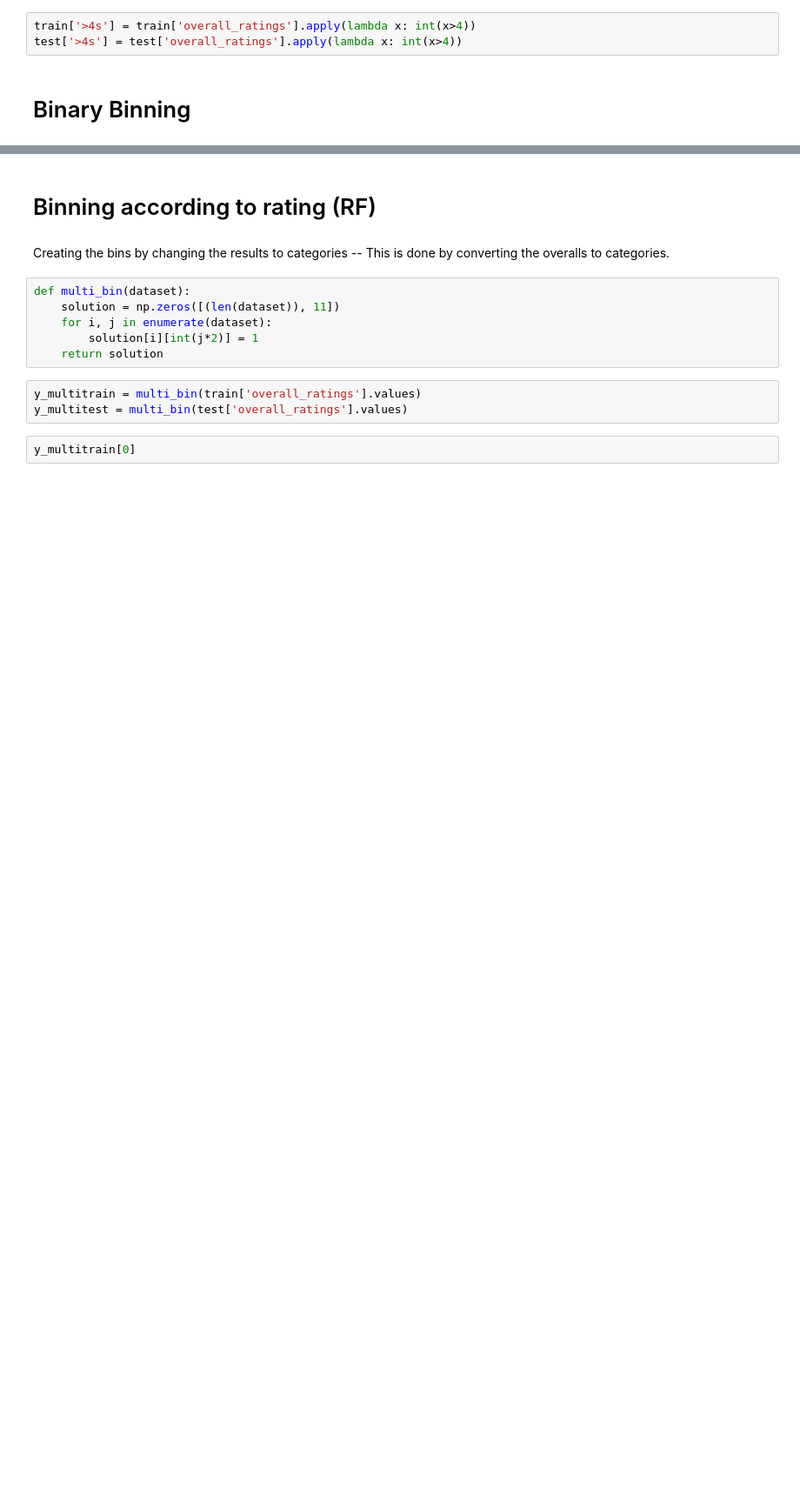
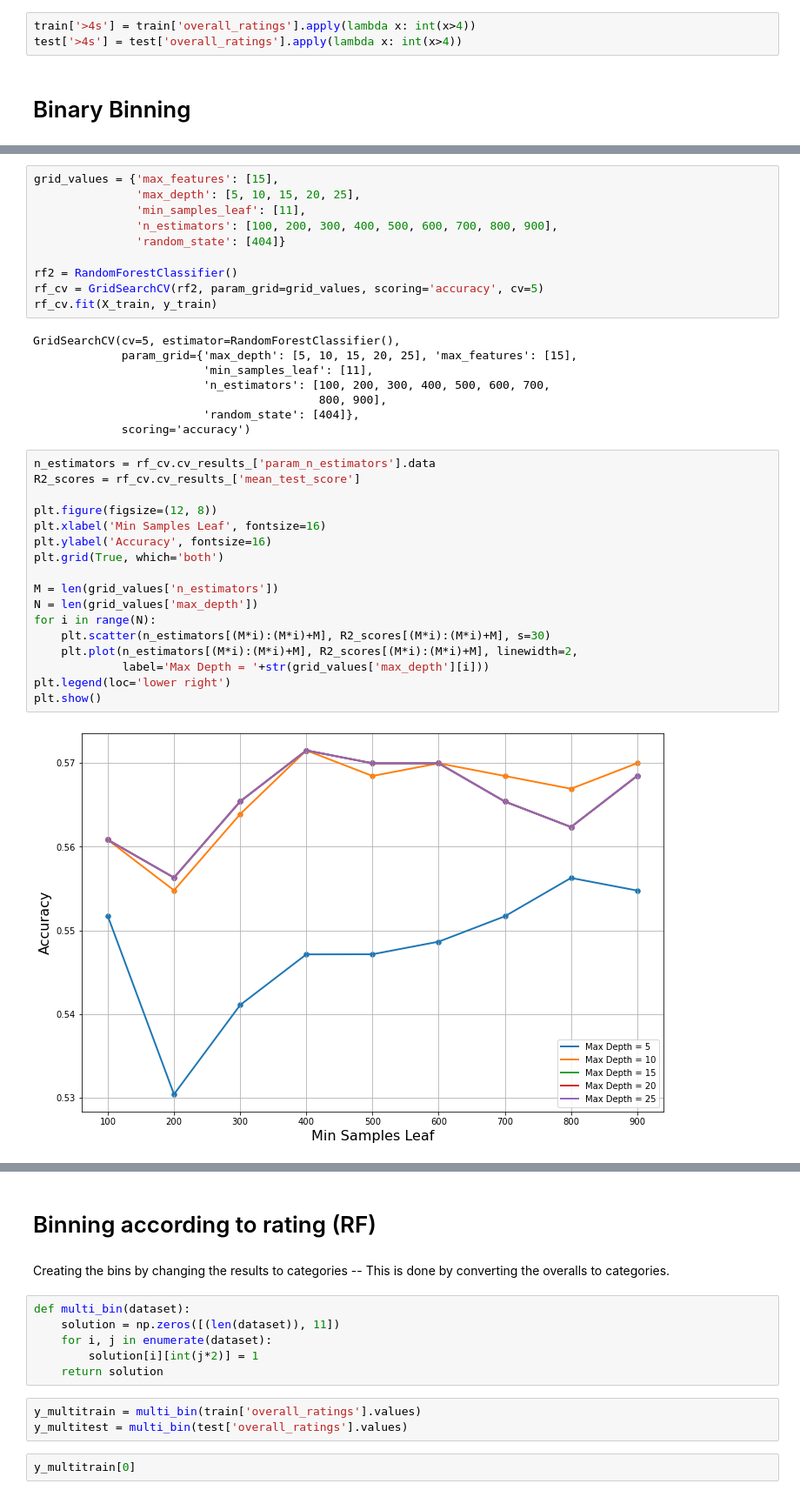
Before and after one commit to yudi-tan/ieor242-final-project, a Jupyter notebook: Random Forests.ipynb, the cells around one changed output, grey strips where cells are left out. Shown at 87% size. Saved outputs shown, nothing was run; the diff lists cells and outputs as text; blank space fills up the shorter version.

```diff
--- a/Random Forests.ipynb
+++ b/Random Forests.ipynb
@@ -143 +115,38 @@ plt.ylim([0.5, 0.6])
+# %%
+grid_values = {'max_features': [15],
+               'max_depth': [5, 10, 15, 20, 25],
+               'min_samples_leaf': [11],
+               'n_estimators': [100, 200, 300, 400, 500, 600, 700, 800, 900],
+               'random_state': [404]}
+
+rf2 = RandomForestClassifier()
+rf_cv = GridSearchCV(rf2, param_grid=grid_values, scoring='accuracy', cv=5)
+rf_cv.fit(X_train, y_train)
+# %% [output]
+GridSearchCV(cv=5, estimator=RandomForestClassifier(),
+             param_grid={'max_depth': [5, 10, 15, 20, 25], 'max_features': [15],
+                         'min_samples_leaf': [11],
+                         'n_estimators': [100, 200, 300, 400, 500, 600, 700,
+                                          800, 900],
+                         'random_state': [404]},
+             scoring='accuracy')
+# %%
+n_estimators = rf_cv.cv_results_['param_n_estimators'].data
+R2_scores = rf_cv.cv_results_['mean_test_score']
+
+plt.figure(figsize=(12, 8))
+plt.xlabel('Min Samples Leaf', fontsize=16)
+plt.ylabel('Accuracy', fontsize=16)
+plt.grid(True, which='both')
+
+M = len(grid_values['n_estimators'])
+N = len(grid_values['max_depth'])
+for i in range(N):
+    plt.scatter(n_estimators[(M*i):(M*i)+M], R2_scores[(M*i):(M*i)+M], s=30)
+    plt.plot(n_estimators[(M*i):(M*i)+M], R2_scores[(M*i):(M*i)+M], linewidth=2,
+             label='Max Depth = '+str(grid_values['max_depth'][i]))
+plt.legend(loc='lower right')
+plt.show()
+# %% [output]
+[figure, added]
 # %%
```
Also changed, not shown: parts of 67 cells of this notebook.
